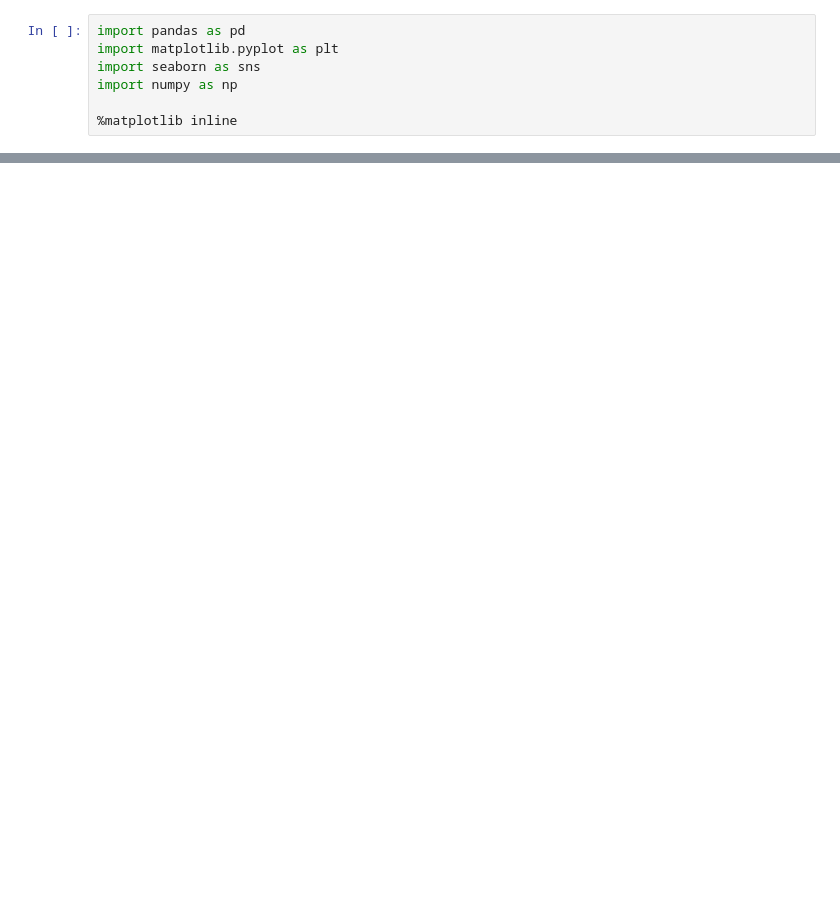
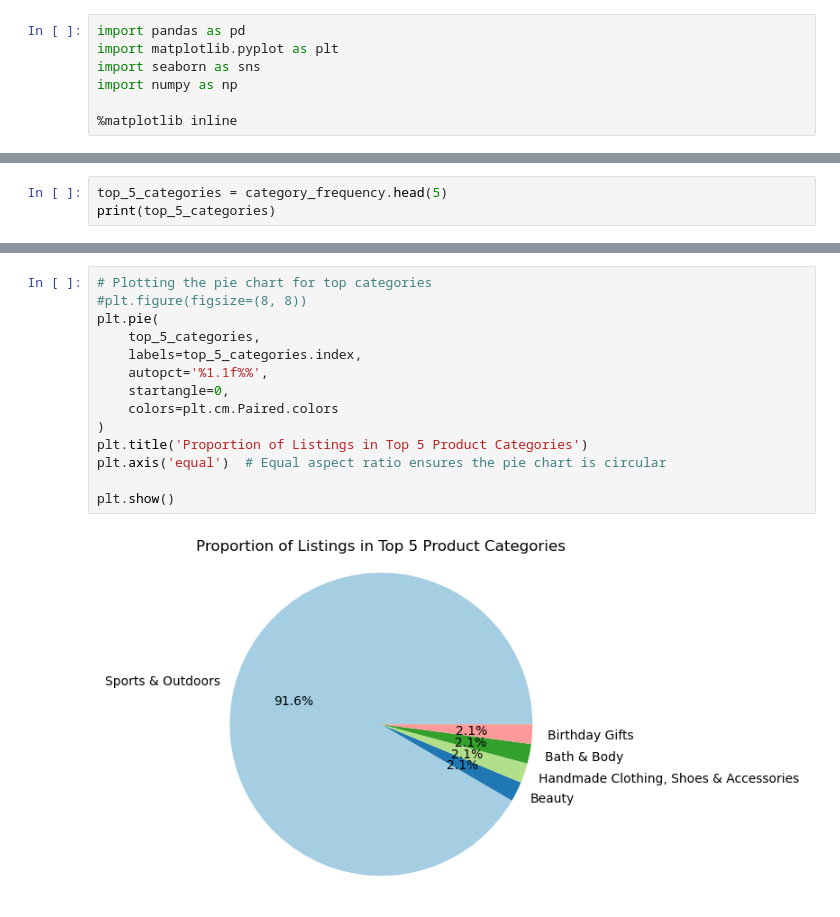
Before and after one commit to Nicolasharibol/lab-eda-univariate, a Jupyter notebook: Untitled.ipynb, the cells around one changed output, grey strips where cells are left out. Drawn from its saved outputs; the diff is of its cells as text; blank space fills up the shorter version.

```diff
--- a/Untitled.ipynb
+++ b/Untitled.ipynb
@@ -26,0 +107,3 @@ df
+# %%
+top_5_categories = category_frequency.head(5)
+print(top_5_categories)
@@ -26,0 +129,16 @@ df
+# %%
+# Plotting the pie chart for top categories
+#plt.figure(figsize=(8, 8))
+plt.pie(
+    top_5_categories,
+    labels=top_5_categories.index,
+    autopct='%1.1f%%',
+    startangle=0,
+    colors=plt.cm.Paired.colors
+)
+plt.title('Proportion of Listings in Top 5 Product Categories')
+plt.axis('equal')  # Equal aspect ratio ensures the pie chart is circular
+
+plt.show()
+# %% [output]
+[figure, added]
```
Also changed, not shown: parts of 16 cells of this notebook.
